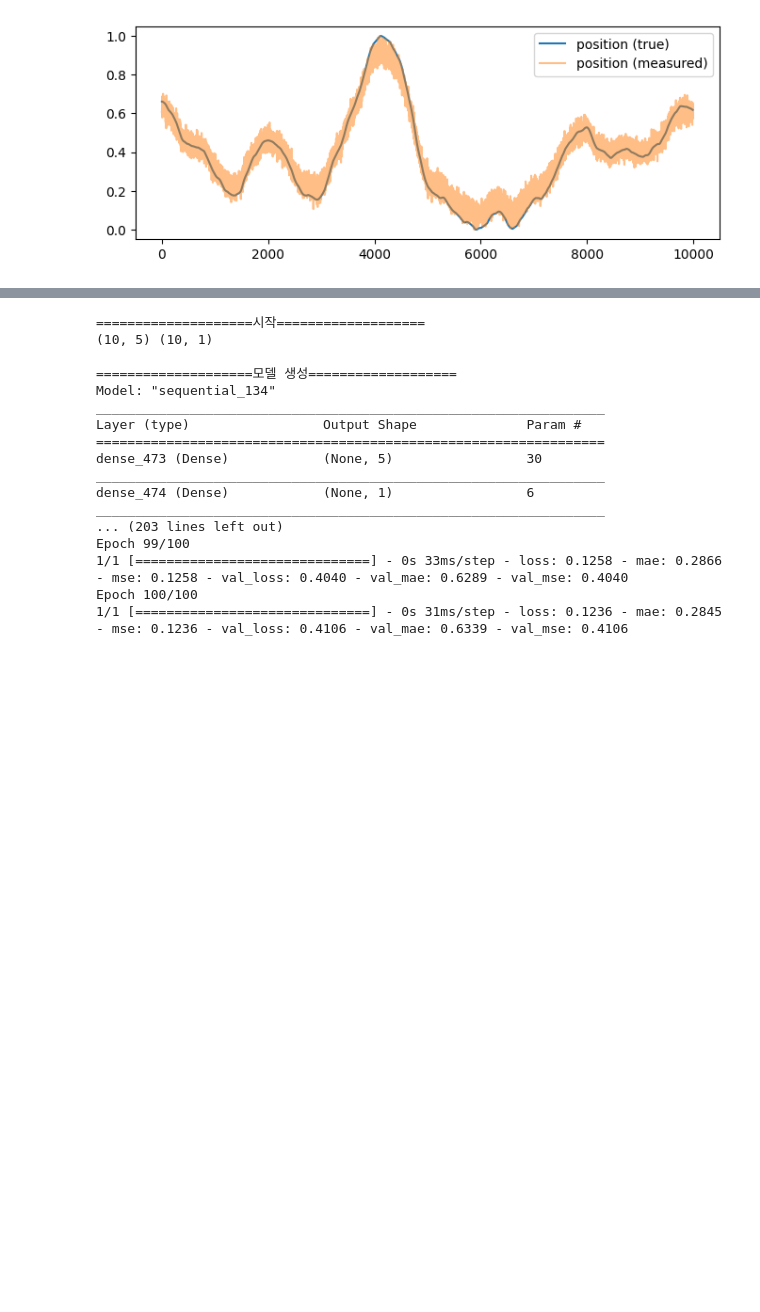
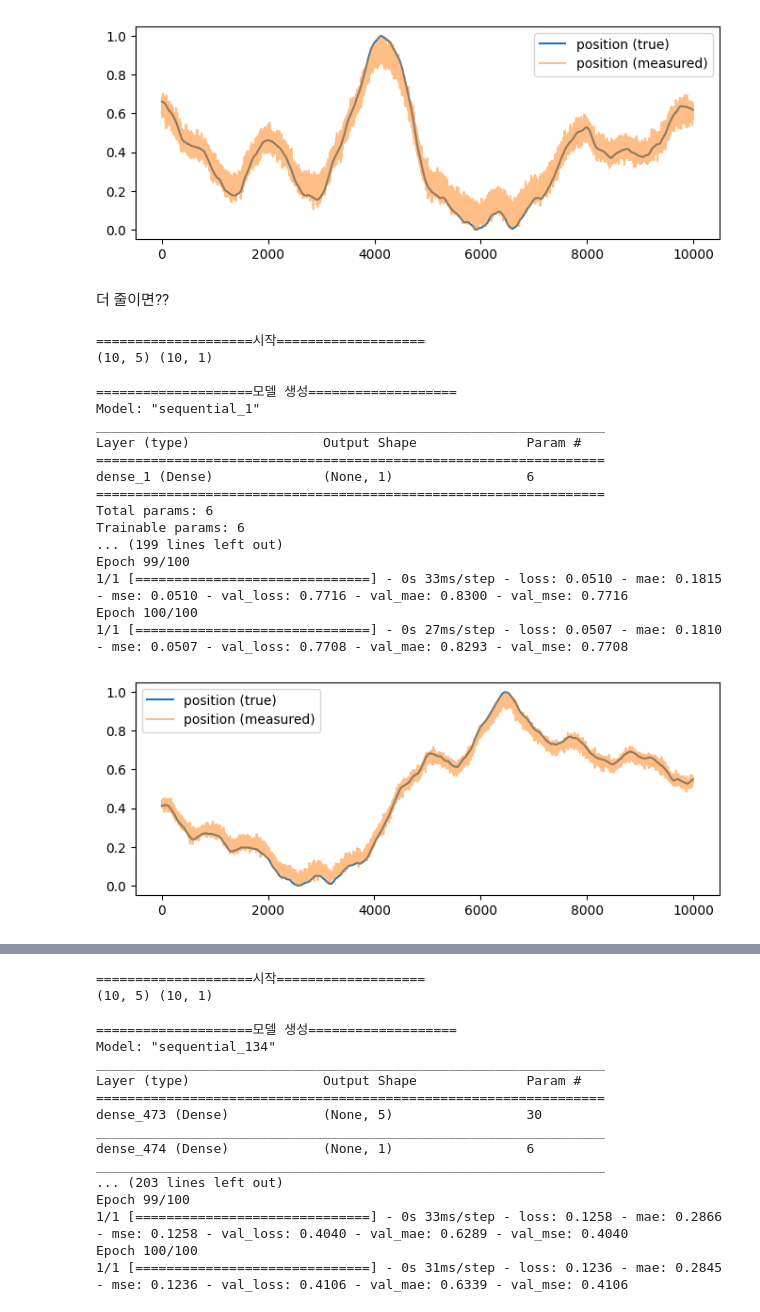
Before and after one commit to jehee-lee/Aerospace_capstone_design, a Jupyter notebook: (실습8)_단층_필터_학습_및_검증(1Layer_Filter).ipynb, the cells around one changed output, grey strips where cells are left out. Cells and saved outputs as stored; diff of their text form; code cells hidden in the pictures; blank space fills up the shorter version.

Commit message:
단층 필터에서도 position을 예측할 수 있는 모델이 형성되었다.

```diff
--- a/(실습8)_단층_필터_학습_및_검증(1Layer_Filter).ipynb
+++ b/(실습8)_단층_필터_학습_및_검증(1Layer_Filter).ipynb
@@ -365,3 +365,83 @@ Epoch 199/200
 Epoch 200/200
 2/2 [==============================] - 0s 24ms/step - loss: 0.1272 - mae: 0.2923 - mse: 0.1272 - val_loss: 0.0593 - val_mae: 0.2063 - val_mse: 0.0593
 [figure]
+# %% [markdown]
+더 줄이면??
+# %%
+#데이터 입력
+print("====================시작===================")
+DS ,ND = 5, 10  #ND = n_len
+train_input = np.empty((0, DS))
+
+#train input 구축 train_input은 노이즈가 x+noise=y값
+for i in range(ND):
+  reshaped_y=np.reshape(y[0,i+1:DS+i+1], [DS])
+  train_input=np.append(train_input,[reshaped_y],axis=0)
+
+
+train_target = (x[1,DS:ND+DS]).copy()
+train_target = np.reshape(train_target, [ND, 1])
+
+#데이터 정규화
+def Normalization(in_x):
+  MeanN=MinMaxScaler()
+  Mean=None
+  Mean=MeanN.fit(in_x)
+  return Mean.transform(in_x)
+
+
+Norm_train_input=Normalization(train_input)
+Norm_train_target=Normalization(train_target)
+
+
+print(train_input.shape, train_target.shape)
+
+hist = None
+
+
+#모델 생성
+print("")
+print("====================모델 생성===================")
+model = tf.keras.models.Sequential([
+  tf.keras.layers.Dense(1, input_dim=DS),
+  ])
+model.compile(optimizer = "Adam",loss = 'mse',metrics=['mae','mse'])
+model.summary()
+
+#학습
+print("====================학습===================")
+model.fit(Norm_train_input,Norm_train_target, epochs = 100,validation_split=0.2, shuffle='True',verbose=1)
+
+#출력할 데이터 만들기
+input_data = np.empty((0,DS))
+true_data = np.reshape(x[0,DS+1:],([N-DS,1]))
+
+
+for i in range(N-DS):
+  reshaped_y=np.reshape(y[0,i+1:DS+i+1], [DS])
+  input_data=np.append(input_data,[reshaped_y],axis=0)
+
+plt.figure(figsize=(8,3), dpi=100)
+plt.plot(Normalization(true_data), label='position (true)')
+plt.plot(Normalization(model.predict(Normalization(input_data))),alpha=0.5, label='position (measured)')
+plt.legend(loc='best')
+plt.show()
+# %% [output]
+====================시작===================
+(10, 5) (10, 1)
+
+====================모델 생성===================
+Model: "sequential_1"
+_________________________________________________________________
+Layer (type)                 Output Shape              Param #
+=================================================================
+dense_1 (Dense)              (None, 1)                 6
+=================================================================
+Total params: 6
+Trainable params: 6
+... (199 lines left out)
+Epoch 99/100
+1/1 [==============================] - 0s 33ms/step - loss: 0.0510 - mae: 0.1815 - mse: 0.0510 - val_loss: 0.7716 - val_mae: 0.8300 - val_mse: 0.7716
+Epoch 100/100
+1/1 [==============================] - 0s 27ms/step - loss: 0.0507 - mae: 0.1810 - mse: 0.0507 - val_loss: 0.7708 - val_mae: 0.8293 - val_mse: 0.7708
+[figure, added]
```
Also changed, not shown: parts of 2 cells of this notebook.
